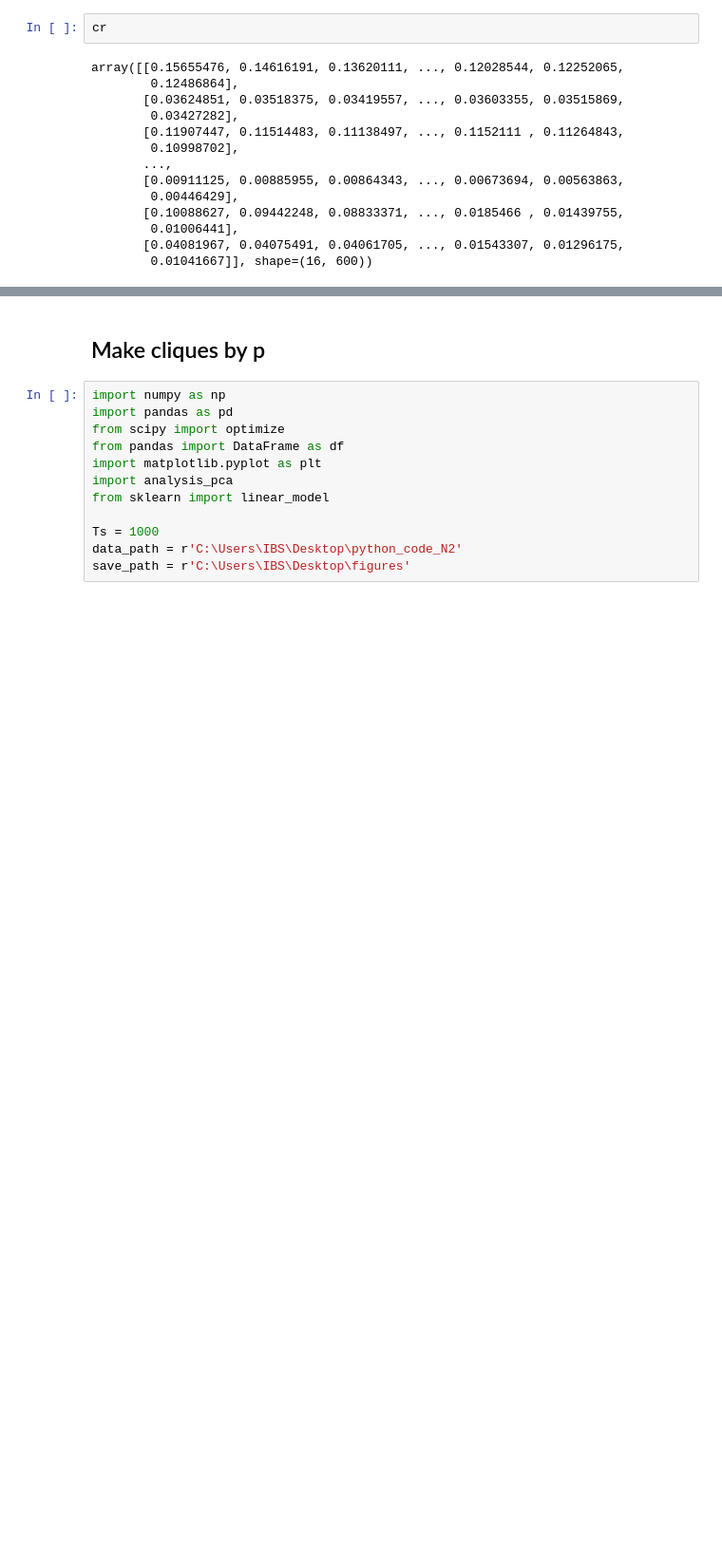
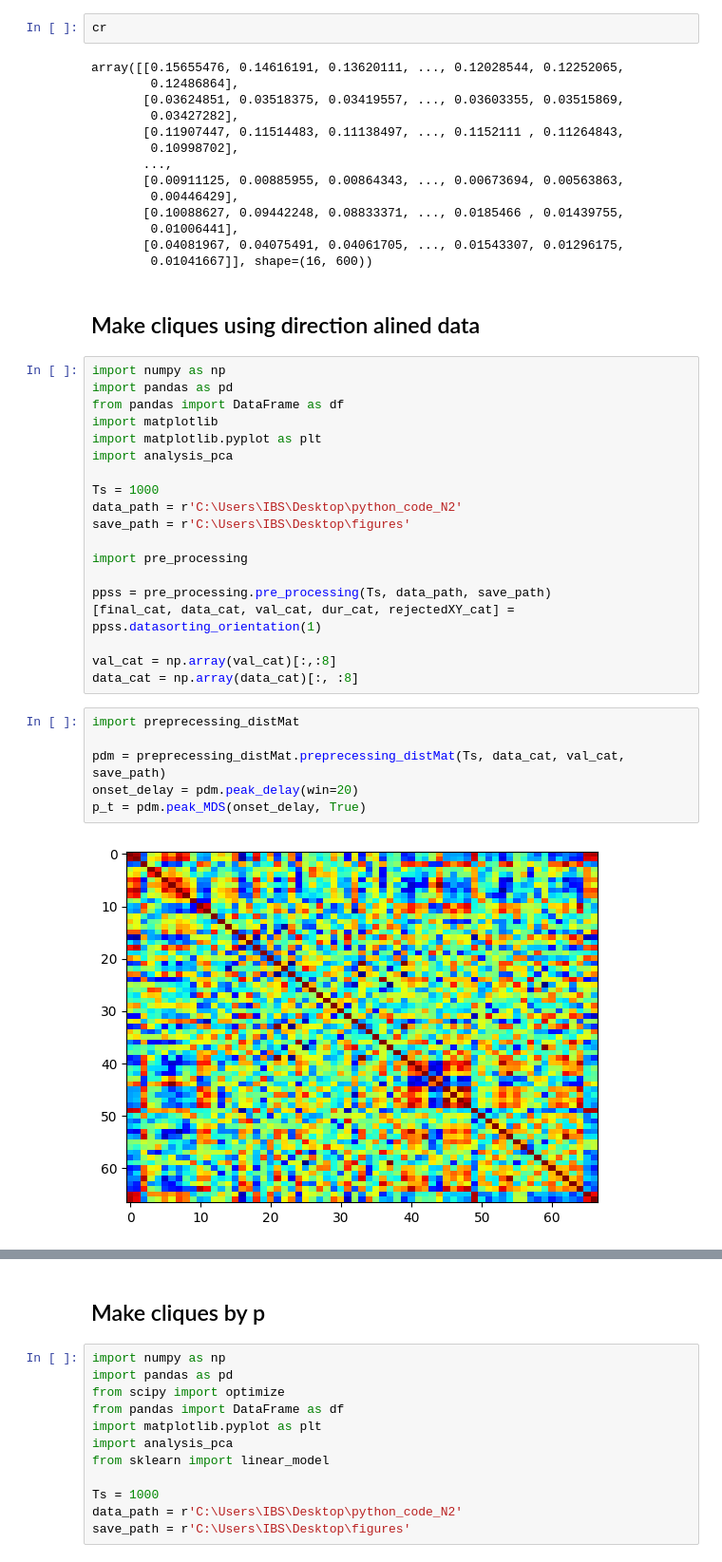
Before and after one commit to NeuroAI-IBS/fn_data_saccade, a Jupyter notebook: Data sorting/python_code/cliques_analy.ipynb, the cells around one changed output, grey strips where cells are left out. Shown at 95% size. Saved outputs shown, nothing was run; the diff lists cells and outputs as text; blank space fills up the shorter version.

```diff
--- a/Data sorting/python_code/cliques_analy.ipynb
+++ b/Data sorting/python_code/cliques_analy.ipynb
@@ -173,3 +177,32 @@ array([[0.15655476, 0.14616191, 0.13620111, ..., 0.12028544, 0.12252065,
         0.01006441],
        [0.04081967, 0.04075491, 0.04061705, ..., 0.01543307, 0.01296175,
         0.01041667]], shape=(16, 600))
+# %% [markdown]
+## Make cliques using direction alined data
+# %%
+import numpy as np
+import pandas as pd
+from pandas import DataFrame as df
+import matplotlib
+import matplotlib.pyplot as plt
+import analysis_pca
+
+Ts = 1000
+data_path = r'C:\Users\IBS\Desktop\python_code_N2'
+save_path = r'C:\Users\IBS\Desktop\figures'
+
+import pre_processing
+
+ppss = pre_processing.pre_processing(Ts, data_path, save_path)
+[final_cat, data_cat, val_cat, dur_cat, rejectedXY_cat] = ppss.datasorting_orientation(1)
+
+val_cat = np.array(val_cat)[:,:8]
+data_cat = np.array(data_cat)[:, :8]
+# %%
+import preprecessing_distMat
+
+pdm = preprecessing_distMat.preprecessing_distMat(Ts, data_cat, val_cat, save_path)
+onset_delay = pdm.peak_delay(win=20)
+p_t = pdm.peak_MDS(onset_delay, True)
+# %% [output]
+[figure, added]
```
Also changed, not shown: parts of 11 cells of this notebook.
